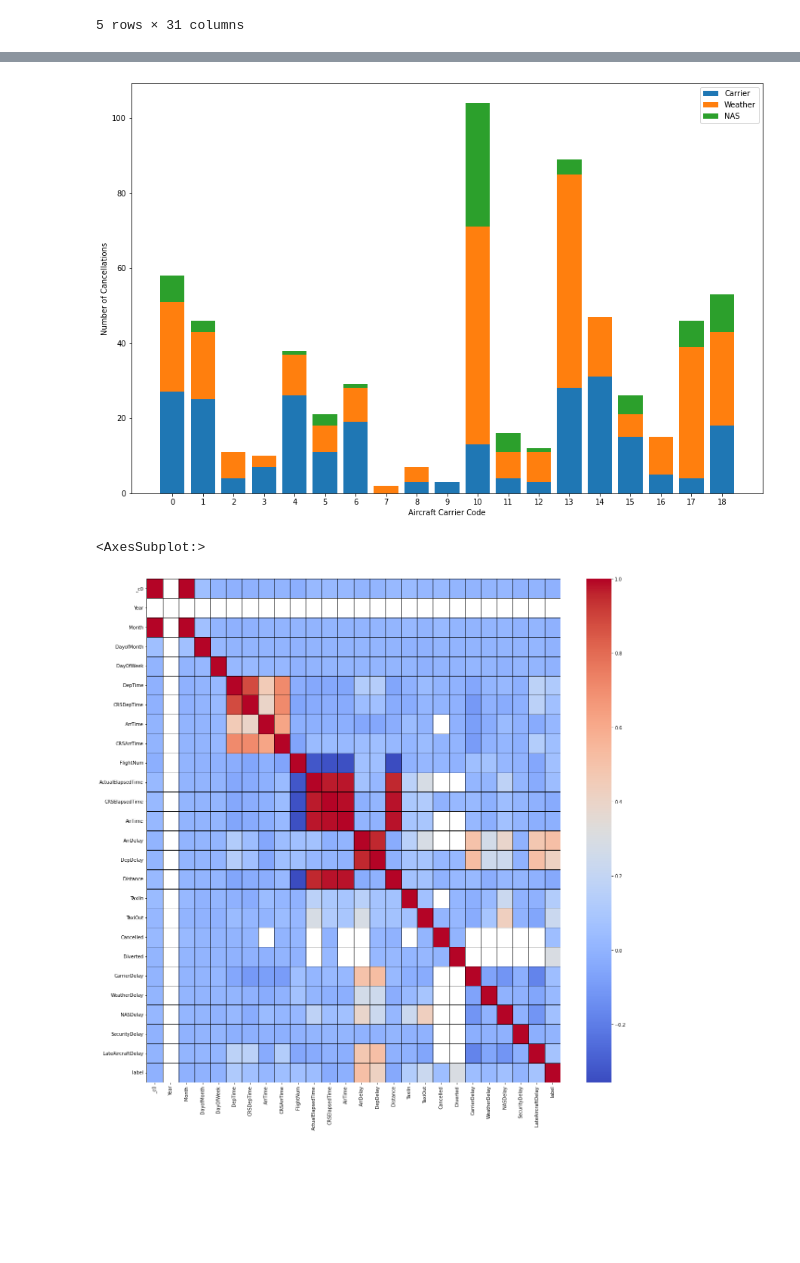
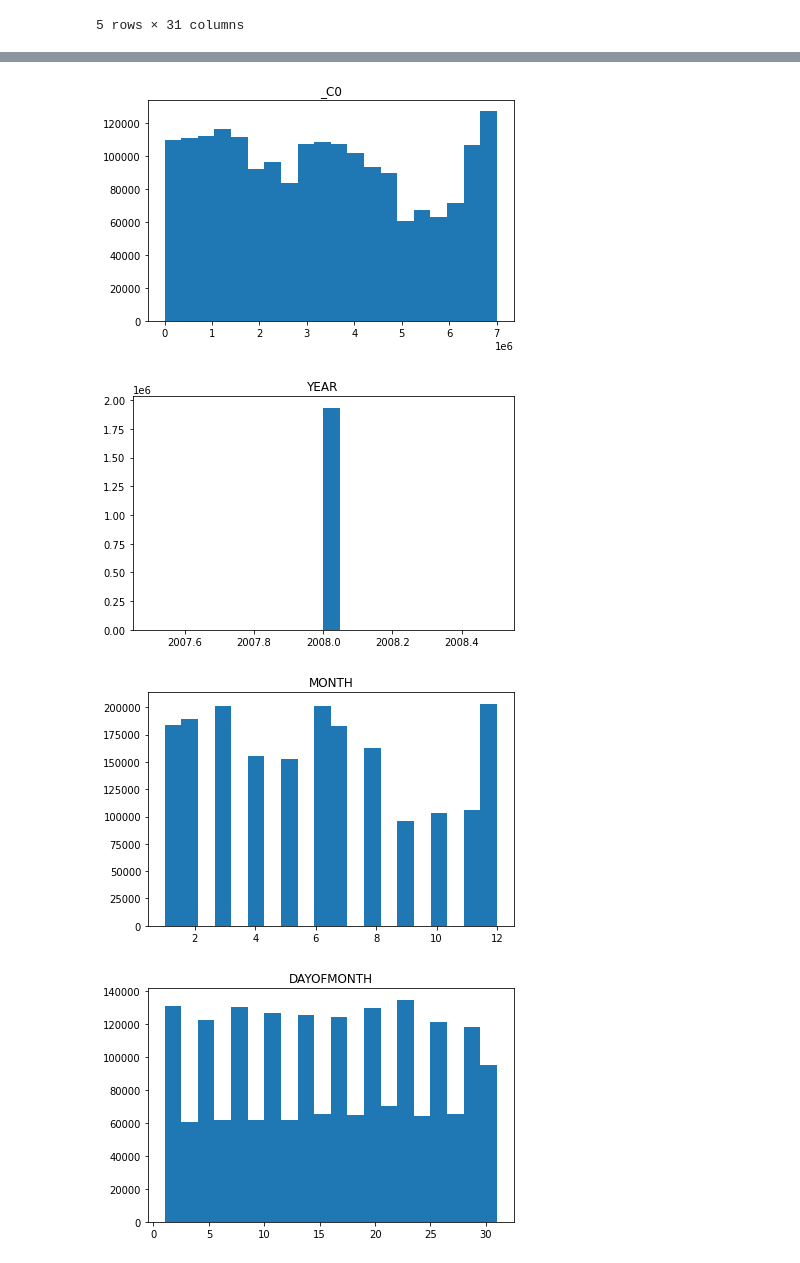
Before and after one commit to Anshumaan-Chauhan02/Scalability-Check-for-Machine-Learning-System-Predicting-Flight-Delays, a Jupyter notebook: SystemsForDS-Project.ipynb, the cells around one changed output, grey strips where cells are left out. Drawn from its saved outputs; the diff is of its cells as text; code cells hidden in the pictures; blank space fills up the shorter version.

```diff
--- a/SystemsForDS-Project.ipynb
+++ b/SystemsForDS-Project.ipynb
@@ -264,10 +264,3 @@ df_pandas = df_pandas.fillna(0)
 # %%
 import matplotlib.pyplot as plt
 import seaborn as sns
-# %%
-for col,num in zip(df_pandas.describe().columns, range(1, len(df_pandas.columns))):
-    plt.hist(df_pandas[col])
-    plt.grid(False)
-    plt.title(col.upper())
-    plt.tight_layout()
-    plt.show()
@@ -421,24 +266,0 @@ plt.show()
-# %%
-cancelled_group = df_pandas[df_pandas["Cancelled"]==1].groupby(['UniqueCarrier','CancellationCode']).size().reindex(fill_value=0.0).unstack()
-cg = cancelled_group.fillna(0)
-
-b_bottom = cg.loc[:,'A'].values
-c_bottom = b_bottom + cg.loc[:,'B'].values
-d_bottom = c_bottom + cg.loc[:,'B'].values
-
-x = cg.loc[:,'A'].index.values
-
-fig, ax = plt.subplots(figsize = (15,10))
-
-ax.set_xticks(np.arange(len(x)))
-ax.bar(np.arange(len(x)),cg.loc[:,'A'].values, align='center', label='Carrier')
-ax.bar(np.arange(len(x)),cg.loc[:,'B'].values, align='center', bottom=b_bottom, label='Weather')
-ax.bar(np.arange(len(x)),cg.loc[:,'C'].values, align='center', bottom=c_bottom, label='NAS')
-
-ax.set_xlabel('Aircraft Carrier Code')
-ax.set_ylabel('Number of Cancellations')
-
-plt.legend()
-plt.show()
-# %% [output]
-[figure, removed]
@@ -451,6 +266,0 @@ for col in df_pandas.columns:
-# %%
-fig, ax = plt.subplots(figsize=(20,20))
-sns.heatmap(df_pandas[numeric_columns_for_heatmap].corr(), cmap = 'coolwarm', linewidths = 0.5, linecolor = 'black', ax=ax)
-# %% [output]
-<AxesSubplot:>
-[figure, removed]
@@ -461,0 +267,12 @@ sns.heatmap(df_pandas[numeric_columns_for_heatmap].corr(), cmap = 'coolwarm', li
+# %%
+for col,num in zip(df_pandas.describe().columns, range(1, len(df_pandas.columns))):
+    plt.hist(df_pandas[col], bins =20)
+    plt.grid(False)
+    plt.title(col.upper())
+    plt.tight_layout()
+    plt.show()
+# %% [output]
+[figure, added]
+[figure, added]
+[figure, added]
+[figure, added]
```
Also changed, not shown: parts of 52 cells of this notebook.
